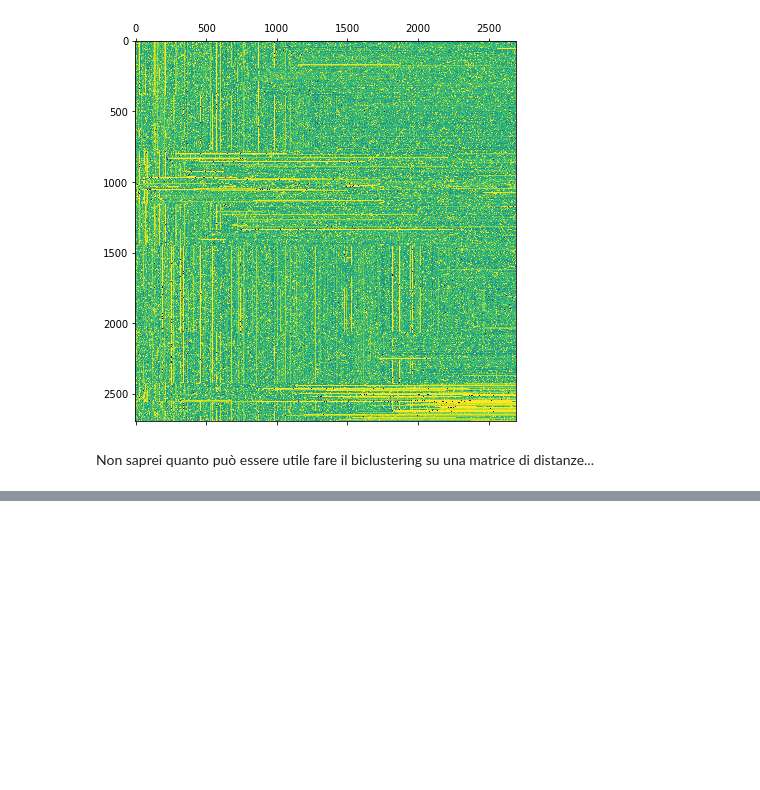
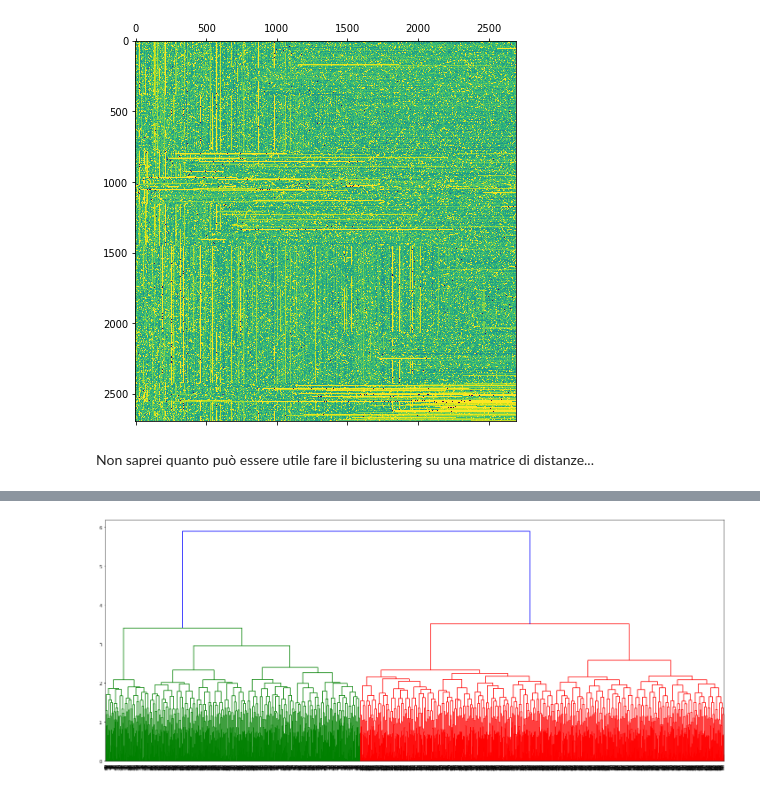
Before and after one commit to simonedambrosi/MLTOX-Simone, a Jupyter notebook: Script per tesi/Clustering -- Tanimoto, Hamming.ipynb, the cells around one changed output, grey strips where cells are left out. Saved outputs shown, nothing was run; the diff lists cells and outputs as text; code cells hidden in the pictures; blank space fills up the shorter version.

```diff
--- a/Script per tesi/Clustering -- Tanimoto, Hamming.ipynb
+++ b/Script per tesi/Clustering -- Tanimoto, Hamming.ipynb
@@ -379,0 +463,6 @@ csp.to_csv('dataset_prova/cluster.csv')
+# %%
+plt.figure(figsize = (25,10))
+dnd = dendrogram(Z_tanimoto, show_leaf_counts = True)
+plt.show()
+# %% [output]
+[figure, added]
```
Also changed, not shown: parts of 16 cells of this notebook, 1 other file.
